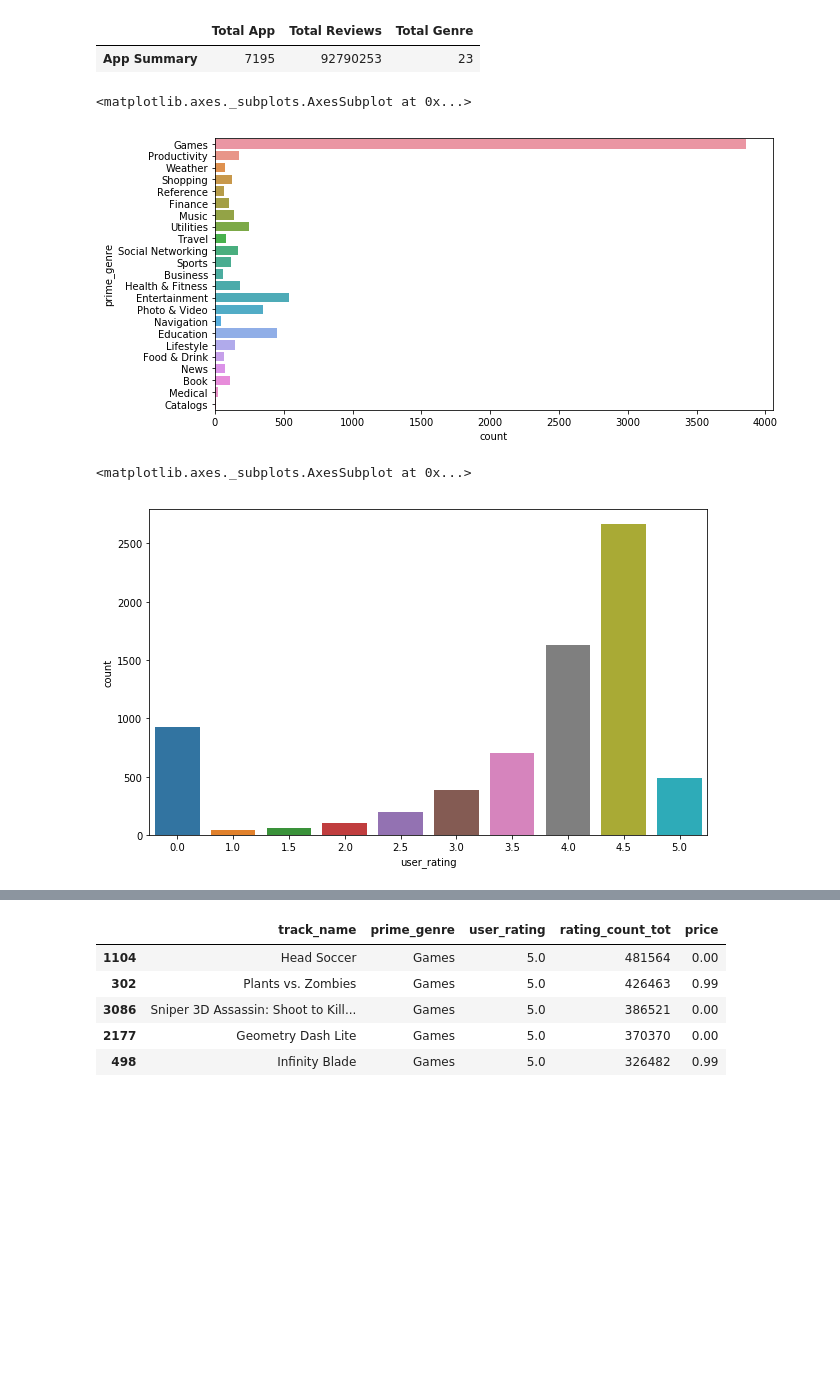
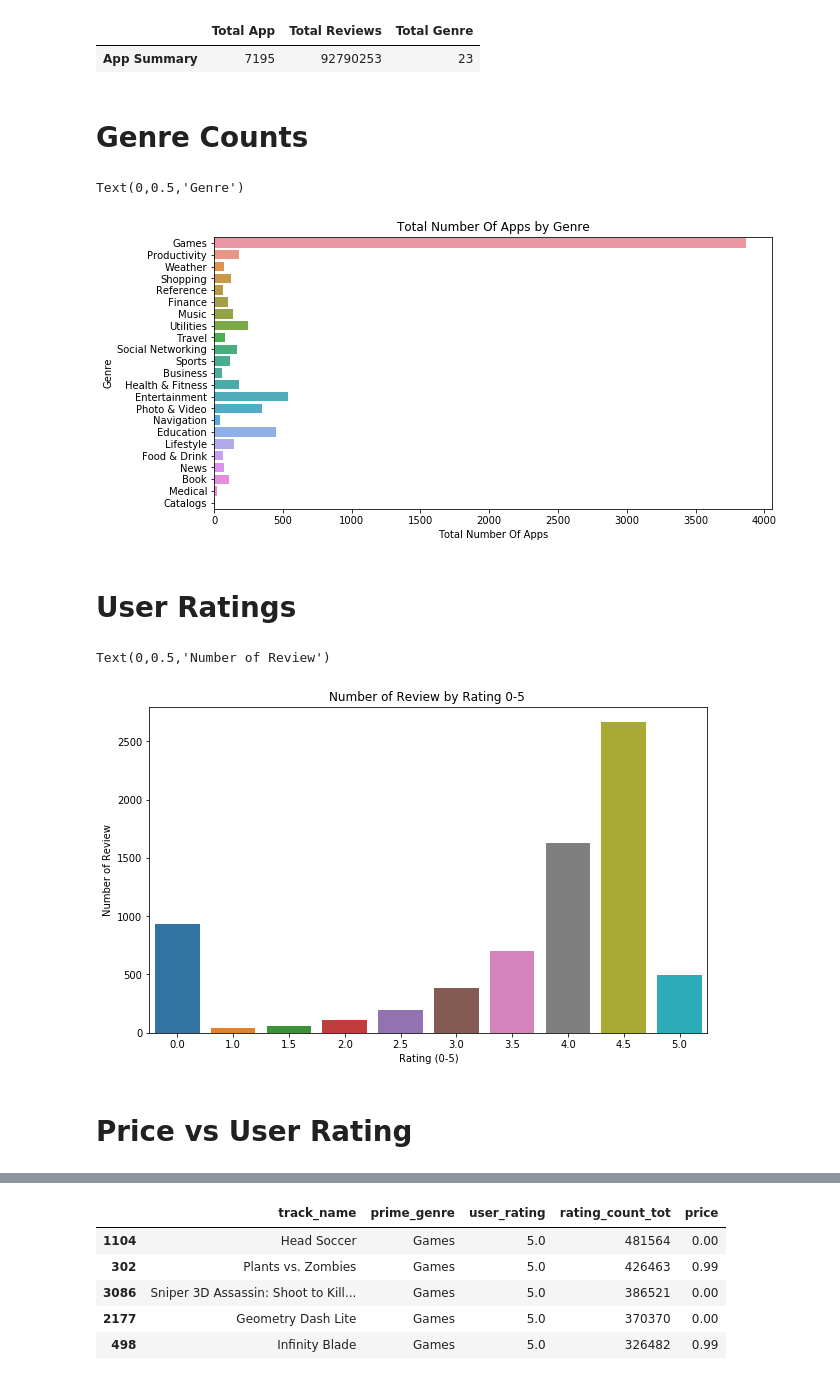
Before and after one commit to GeorgeSehremelis/project, a Jupyter notebook: excelFile.ipynb, the cells around one changed output, grey strips where cells are left out. Drawn from its saved outputs; the diff is of its cells as text; code cells hidden in the pictures; blank space fills up the shorter version.

```diff
--- a/excelFile.ipynb
+++ b/excelFile.ipynb
@@ -65,18 +68,30 @@ app_summary
 # %% [output]
 |  | Total App | Total Reviews | Total Genre |
 | App Summary | 7195 | 92790253 | 23 |
+# %% [markdown]
+# Genre Counts
 # %%
 plt.figure(figsize=(10,5))
 sns.countplot(y= ios_data["prime_genre"])
+plt.title("Total Number Of Apps by Genre")
+plt.xlabel("Total Number Of Apps")
+plt.ylabel("Genre")
 # %% [output]
-<matplotlib.axes._subplots.AxesSubplot at 0x...>
+Text(0,0.5,'Genre')
-[figure, old version]
+[figure, new version]
+# %% [markdown]
+# User Ratings
 # %%
 plt.figure(figsize=(10,6))
 sns.countplot(ios_data["user_rating"])
+plt.title("Number of Review by Rating 0-5 ")
+plt.xlabel("Rating (0-5)")
+plt.ylabel("Number of Review")
 # %% [output]
-<matplotlib.axes._subplots.AxesSubplot at 0x...>
+Text(0,0.5,'Number of Review')
-[figure, old version]
+[figure, new version]
+# %% [markdown]
+# Price vs User Rating
 # %%
 sns.relplot(x= "price",y="user_rating", data=ios_data)
 sns.regplot(x="price", y="user_rating", data=ios_data)
```
Also changed, not shown: parts of 20 cells of this notebook.
